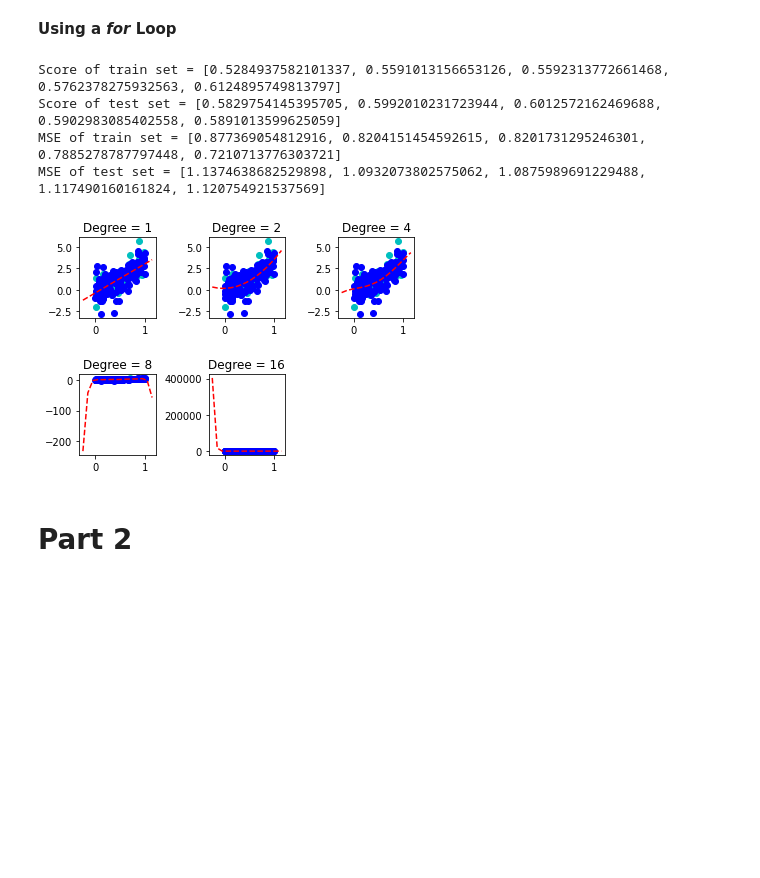
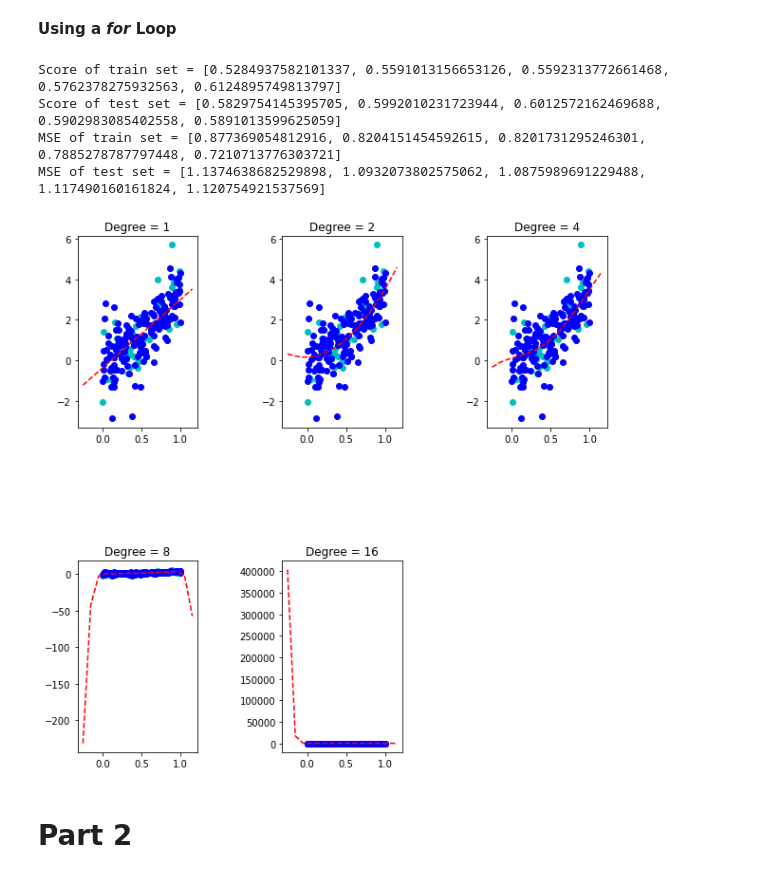
Before and after one commit to atefehhaji/HW, a Jupyter notebook: Atefeh_ML_T2.ipynb, the cells around one changed output. Drawn from its saved outputs; the diff is of its cells as text; code cells hidden in the pictures; blank space fills up the shorter version.

```diff
--- a/Atefeh_ML_T2.ipynb
+++ b/Atefeh_ML_T2.ipynb
@@ -168,34 +168,35 @@ score_test = []
 MSE_test = []
 MSE_train = []
 for i in range (0,5):
   Degree = 2**i
   poly_features = PolynomialFeatures(degree = Degree)
   x_poly_train = poly_features.fit_transform(x_train)
   lr_model.fit(x_poly_train, y_train)
   x_poly_test = poly_features.fit_transform(x_test)
   y_poly_predict= lr_model.predict(x_poly_test)
 
   y_poly_train_predict = lr_model.predict(x_poly_train)
   x_line = np.arange(-0.25, 1.25, 0.1).reshape(-1,1)
   y_line = lr_model.predict(poly_features.fit_transform(x_line))
   ax = fig.add_subplot(2, 3, i+1)
+  plt.rcParams['figure.figsize'] = 10, 10
   ax.plot(x_test ,y_test, 'co')
   ax.plot(x_train, y_train, 'bo')
   ax.title.set_text('Degree = {}'.format(Degree))
   ax.plot(x_line,y_line,'r--')
   score_train.append(lr_model.score(x_poly_train,y_train))
   score_test.append(lr_model.score(x_poly_test,y_test))
   MSE_train.append(mean_squared_error(y_train,y_poly_train_predict))
   MSE_test.append(mean_squared_error(y_test,y_poly_predict))
 print('Score of train set = {}\nScore of test set = {}' .format(score_train,score_test))
 
 print('MSE of train set = {}\nMSE of test set = {}' .format( MSE_train,MSE_test))
 # %% [output]
 Score of train set = [0.5284937582101337, 0.5591013156653126, 0.5592313772661468, 0.5762378275932563, 0.6124895749813797]
 Score of test set = [0.5829754145395705, 0.5992010231723944, 0.6012572162469688, 0.5902983085402558, 0.5891013599625059]
 MSE of train set = [0.877369054812916, 0.8204151454592615, 0.8201731295246301, 0.7885278787797448, 0.7210713776303721]
 MSE of test set = [1.1374638682529898, 1.0932073802575062, 1.0875989691229488, 1.117490160161824, 1.120754921537569]
-[figure, old version]
+[figure, new version]
 # %% [markdown]
 # **Part 2**
 # %%
```
Also changed, not shown: parts of 1 cell of this notebook.
